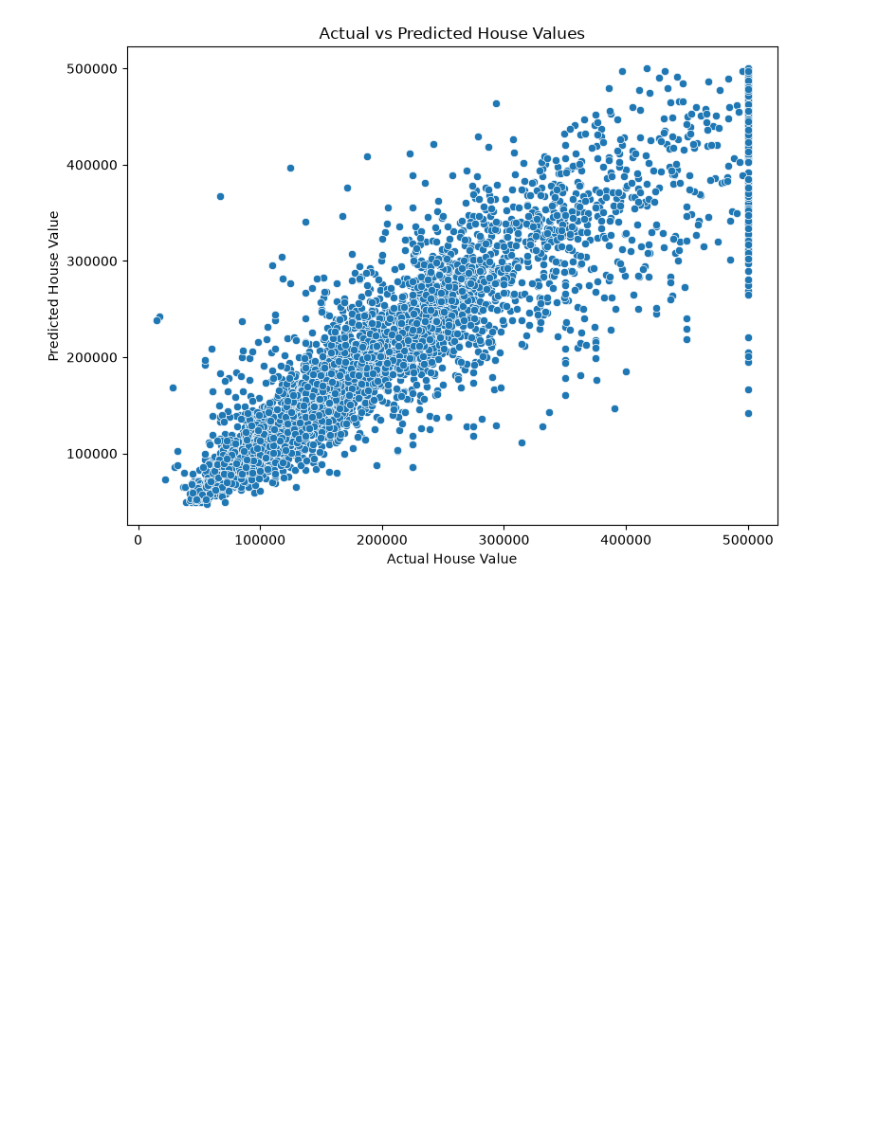
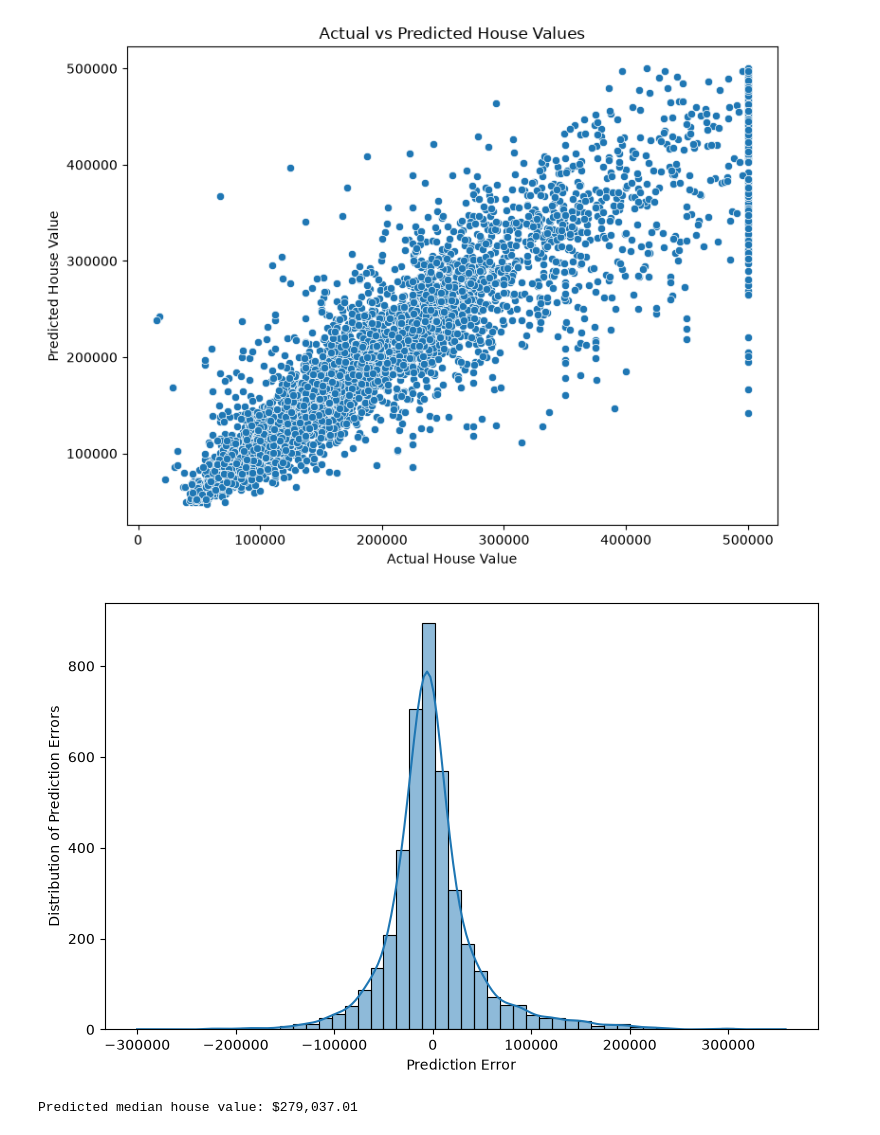
Before and after one commit to khing-fm/Data_Science, a Jupyter notebook: machine_learning-try.ipynb, the cells around one changed output. Saved outputs shown, nothing was run; the diff lists cells and outputs as text; code cells hidden in the pictures; blank space fills up the shorter version.

```diff
--- a/machine_learning-try.ipynb
+++ b/machine_learning-try.ipynb
@@ -289,3 +291,45 @@ plt.tight_layout()
 plt.show()
 # %% [output]
 [figure]
+# %%
+# Prediction error distribution
+
+errors = y_test - y_pred
+
+plt.figure(figsize=(8, 5))
+
+sns.histplot(
+    errors,
+    bins=50,
+    kde=True
+)
+
+plt.xlabel('Prediction Error')
+plt.ylabel('Distribution of Prediction Errors')
+
+plt.tight_layout()
+plt.show()
+# %% [output]
+[figure, added]
+# %%
+# Predict a new house
+
+new_house = pd.DataFrame({
+    'longitude': [-122.25],
+    'latitude': [37.85],
+    'housing_median_age': [30],
+    'total_rooms': [2000],
+    'total_bedrooms': [400],
+    'population': [800],
+    'households': [300],
+    'median_income': [5.0],
+    'ocean_proximity': ['NEAR BAY']
+})
+
+predicted_price = ml_pipeline.predict(new_house)
+
+print(
+    f"Predicted median house value: ${predicted_price[0]:,.2f}"
+)
+# %% [output]
+Predicted median house value: $279,037.01
```
Also changed, not shown: parts of 1 cell of this notebook.
